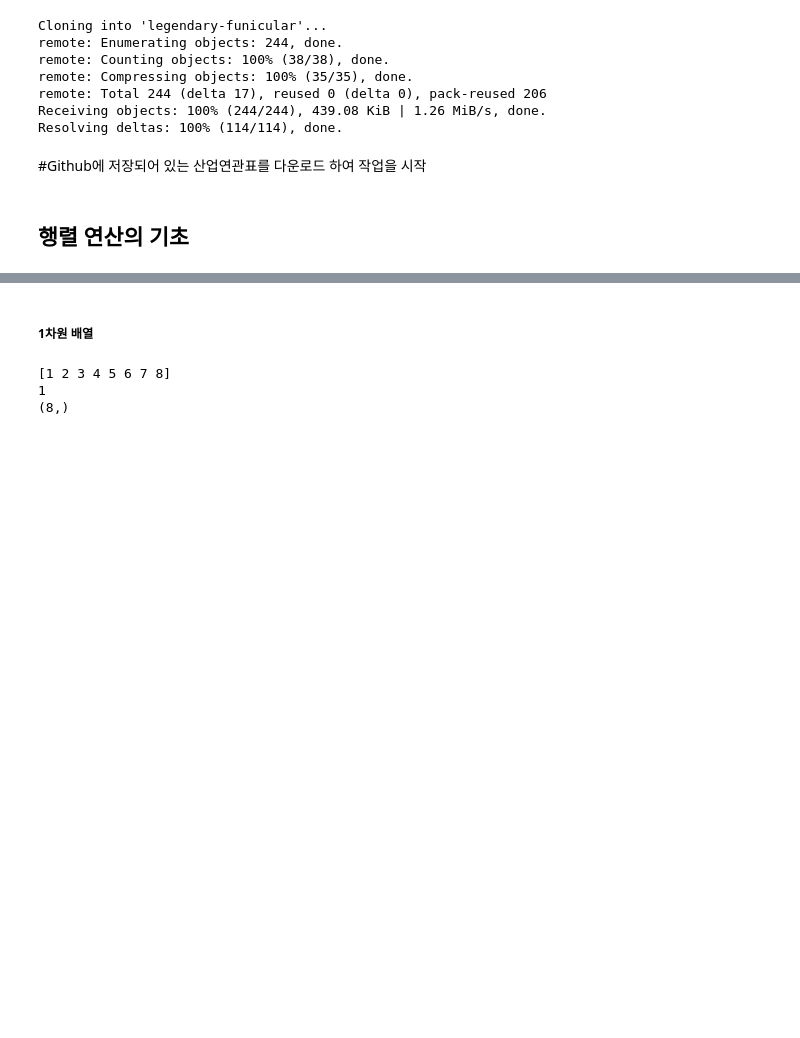
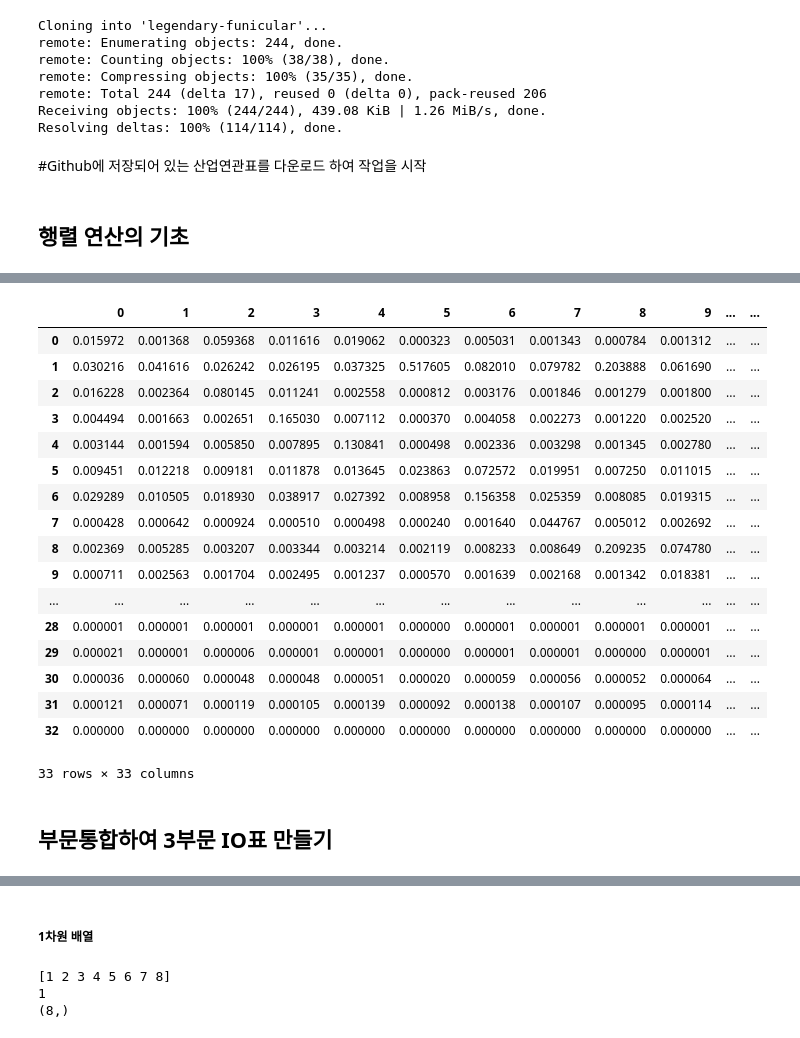
Before and after one commit to Tom-Jung/Second_IO, a Jupyter notebook: Matrix_basic.ipynb, the cells around one changed output, grey strips where cells are left out. Cells and saved outputs as stored; diff of their text form; code cells hidden in the pictures; blank space fills up the shorter version.

```diff
--- a/Matrix_basic.ipynb
+++ b/Matrix_basic.ipynb
@@ -19,0 +617,26 @@ import pandas as pd
+# %%
+
+Li = Ai@Lf
+# %%
+df_Li = pd.DataFrame(Li)
+# %%
+df_Li.round(6)
+# %% [output]
+|  | 0 | 1 | 2 | 3 | 4 | 5 | 6 | 7 | 8 | 9 | ... | ... |
+| 0 | 0.015972 | 0.001368 | 0.059368 | 0.011616 | 0.019062 | 0.000323 | 0.005031 | 0.001343 | 0.000784 | 0.001312 | ... | ... |
+| 1 | 0.030216 | 0.041616 | 0.026242 | 0.026195 | 0.037325 | 0.517605 | 0.082010 | 0.079782 | 0.203888 | 0.061690 | ... | ... |
+| 2 | 0.016228 | 0.002364 | 0.080145 | 0.011241 | 0.002558 | 0.000812 | 0.003176 | 0.001846 | 0.001279 | 0.001800 | ... | ... |
+| 3 | 0.004494 | 0.001663 | 0.002651 | 0.165030 | 0.007112 | 0.000370 | 0.004058 | 0.002273 | 0.001220 | 0.002520 | ... | ... |
+| 4 | 0.003144 | 0.001594 | 0.005850 | 0.007895 | 0.130841 | 0.000498 | 0.002336 | 0.003298 | 0.001345 | 0.002780 | ... | ... |
+| 5 | 0.009451 | 0.012218 | 0.009181 | 0.011878 | 0.013645 | 0.023863 | 0.072572 | 0.019951 | 0.007250 | 0.011015 | ... | ... |
+| 6 | 0.029289 | 0.010505 | 0.018930 | 0.038917 | 0.027392 | 0.008958 | 0.156358 | 0.025359 | 0.008085 | 0.019315 | ... | ... |
+| 7 | 0.000428 | 0.000642 | 0.000924 | 0.000510 | 0.000498 | 0.000240 | 0.001640 | 0.044767 | 0.005012 | 0.002692 | ... | ... |
+| 8 | 0.002369 | 0.005285 | 0.003207 | 0.003344 | 0.003214 | 0.002119 | 0.008233 | 0.008649 | 0.209235 | 0.074780 | ... | ... |
+| 9 | 0.000711 | 0.002563 | 0.001704 | 0.002495 | 0.001237 | 0.000570 | 0.001639 | 0.002168 | 0.001342 | 0.018381 | ... | ... |
+| ... | ... | ... | ... | ... | ... | ... | ... | ... | ... | ... | ... | ... |
+| 28 | 0.000001 | 0.000001 | 0.000001 | 0.000001 | 0.000001 | 0.000000 | 0.000001 | 0.000001 | 0.000001 | 0.000001 | ... | ... |
+| 29 | 0.000021 | 0.000001 | 0.000006 | 0.000001 | 0.000001 | 0.000000 | 0.000001 | 0.000001 | 0.000000 | 0.000001 | ... | ... |
+| 30 | 0.000036 | 0.000060 | 0.000048 | 0.000048 | 0.000051 | 0.000020 | 0.000059 | 0.000056 | 0.000052 | 0.000064 | ... | ... |
+| 31 | 0.000121 | 0.000071 | 0.000119 | 0.000105 | 0.000139 | 0.000092 | 0.000138 | 0.000107 | 0.000095 | 0.000114 | ... | ... |
+| 32 | 0.000000 | 0.000000 | 0.000000 | 0.000000 | 0.000000 | 0.000000 | 0.000000 | 0.000000 | 0.000000 | 0.000000 | ... | ... |
+33 rows × 33 columns
@@ -19,0 +653,2 @@ import pandas as pd
+# %% [markdown]
+## 부문통합하여 3부문 IO표 만들기
```
Also changed, not shown: parts of 180 cells of this notebook.
